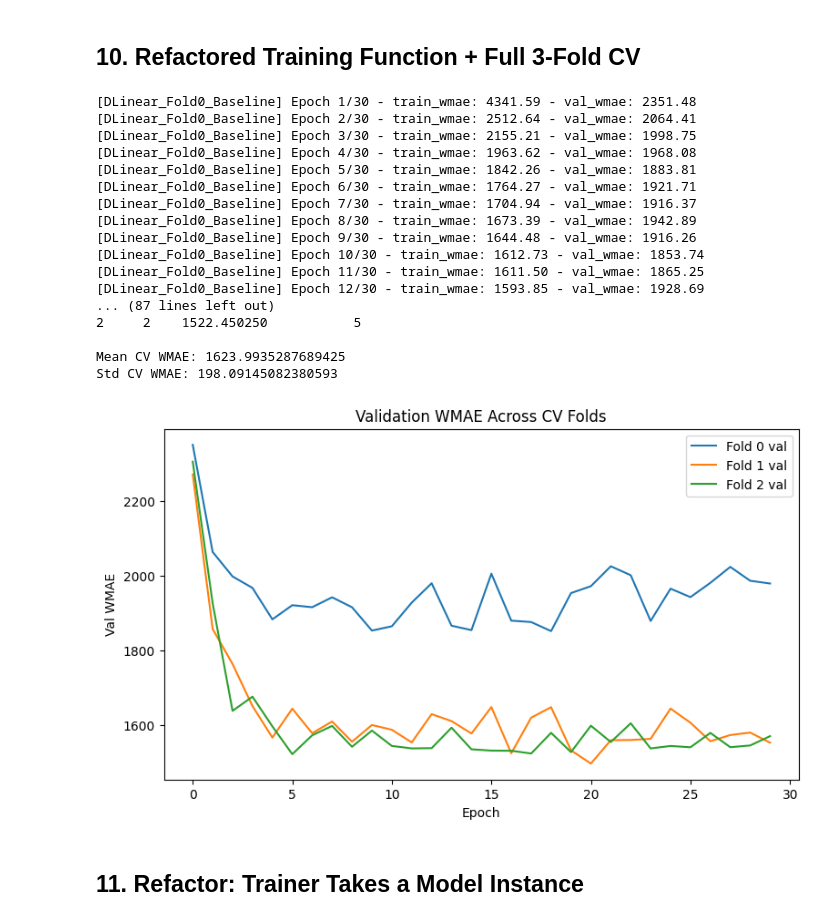
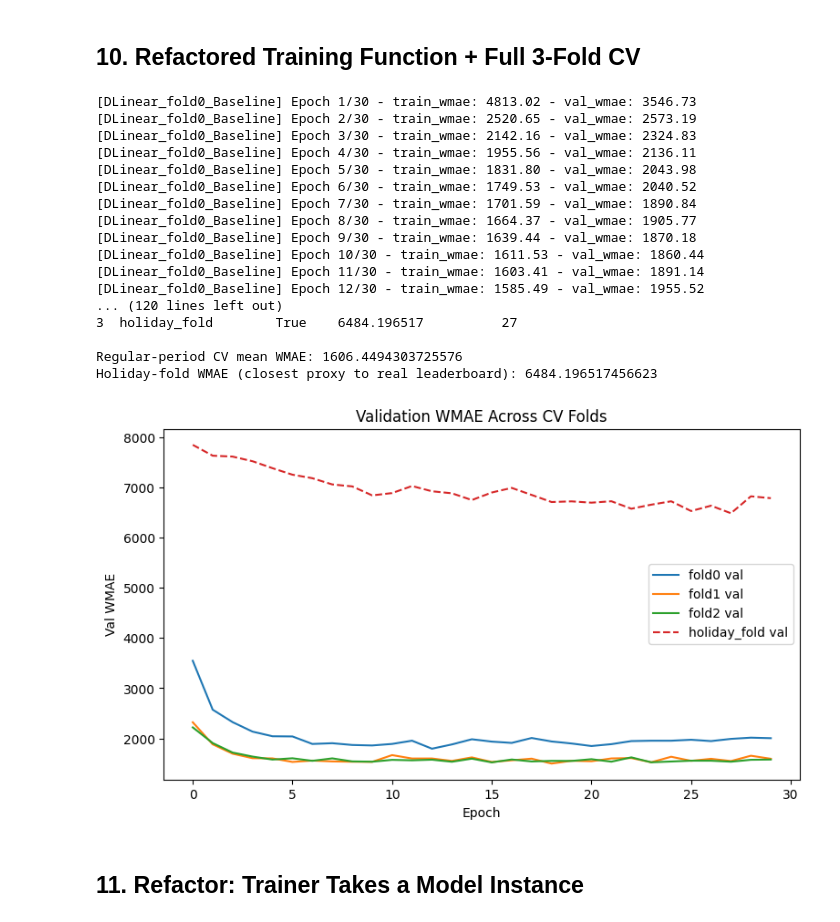
Before and after one commit to EleneJobava/walmart-sales-forecasting, a Jupyter notebook: model_experiment_DLinear.ipynb, the cells around one changed output. Cells and saved outputs as stored; diff of their text form; code cells hidden in the pictures.

Commit message:
Kaggle Notebook | model_experiment_DLinear.ipynb | Version 5

```diff
--- a/model_experiment_DLinear.ipynb
+++ b/model_experiment_DLinear.ipynb
@@ -308,7 +320,7 @@ Minimum available lookback at earliest fold's val_start (104 weeks): 104 weeks o
 # %% [markdown]
 ## 6. Windowing Dataset
 # %%
-KNOWN_COVARIATE_COLS = calendar_cols
+KNOWN_COVARIATE_COLS = calendar_cols + macro_cols   # was: calendar_cols only
 
 class WalmartWindowDataset(Dataset):
     def __init__(self, panel, active_pairs, cutoff_week, lookback, horizon, covariate_cols):
@@ -370,11 +382,13 @@ class WalmartWindowDataset(Dataset):
             'future_weight': torch.from_numpy(s['future_weight']),
         }
 
-fold0_val_start, fold0_val_end = fold_cutoffs[0]
+fold0_val_start = fold_cutoffs[0]["val_start"]
+fold0_val_end   = fold_cutoffs[0]["val_end"]
 train_ds_fold0 = WalmartWindowDataset(full_panel, active_pairs, fold0_val_start, LOOKBACK, CV_FOLD_HORIZON, KNOWN_COVARIATE_COLS)
 val_ds_fold0   = WalmartWindowDataset(full_panel, active_pairs, fold0_val_start, LOOKBACK, CV_FOLD_HORIZON, KNOWN_COVARIATE_COLS)
 
 print("Fold 0 dataset size:", len(train_ds_fold0))
+print("n_covariates now:", len(KNOWN_COVARIATE_COLS))
 
 sample = train_ds_fold0[0]
 for k, v in sample.items():
@@ -522,7 +537,8 @@ def wmae_loss(pred, target, mask, weight):
     return numerator / denominator
 
 
-fold0_val_start, fold0_val_end = fold_cutoffs[0]
+fold0_val_start = fold_cutoffs[0]["val_start"]
+fold0_val_end   = fold_cutoffs[0]["val_end"]
 train_ds_fold0 = WalmartMultiWindowDataset(
     full_panel, active_pairs, max_cutoff=fold0_val_start, lookback=LOOKBACK,
     horizon=CV_FOLD_HORIZON, covariate_cols=KNOWN_COVARIATE_COLS, stride=4
@@ -753,58 +769,69 @@ def train_dlinear(train_ds, val_ds, lookback, horizon, n_covariates,
 
 
 fold_results = []
 
-for fold_i, (val_start, val_end) in enumerate(fold_cutoffs):
+for f in fold_cutoffs:
+    val_start = f["val_start"]
     train_ds = WalmartMultiWindowDataset(
         full_panel, active_pairs, max_cutoff=val_start, lookback=LOOKBACK,
         horizon=CV_FOLD_HORIZON, covariate_cols=KNOWN_COVARIATE_COLS, stride=4
     )
     val_ds = WalmartWindowDataset(
         full_panel, active_pairs, cutoff_week=val_start, lookback=LOOKBACK,
         horizon=CV_FOLD_HORIZON, covariate_cols=KNOWN_COVARIATE_COLS
     )
 
     result = train_dlinear(
         train_ds, val_ds, lookback=LOOKBACK, horizon=CV_FOLD_HORIZON,
         n_covariates=len(KNOWN_COVARIATE_COLS),
-        run_name=f"DLinear_Fold{fold_i}_Baseline",
-        tags={"model_type": "DLinear", "fold": str(fold_i), "run_type": "baseline"},
+        run_name=f"DLinear_{f['name']}_Baseline",
+        tags={"model_type": "DLinear", "fold": f["name"], "run_type": "baseline",
+              "is_holiday": str(f["is_holiday"])},
     )
-    result["fold"] = fold_i
+    result["fold"] = f["name"]
+    result["is_holiday"] = f["is_holiday"]
     fold_results.append(result)
 
-cv_summary = pd.DataFrame([{"fold": r["fold"], "best_val_wmae": r["best_val_wmae"], "best_epoch": r["best_val_epoch"]} for r in fold_results])
+cv_summary = pd.DataFrame([
+    {"fold": r["fold"], "is_holiday": r["is_holiday"],
+     "best_val_wmae": r["best_val_wmae"], "best_epoch": r["best_val_epoch"]}
+    for r in fold_results
+])
 print(cv_summary)
-print("\nMean CV WMAE:", cv_summary["best_val_wmae"].mean())
-print("Std CV WMAE:", cv_summary["best_val_wmae"].std())
+
+regular_folds = cv_summary[~cv_summary["is_holiday"]]
+holiday_folds = cv_summary[cv_summary["is_holiday"]]
+print("\nRegular-period CV mean WMAE:", regular_folds["best_val_wmae"].mean())
+print("Holiday-fold WMAE (closest proxy to real leaderboard):", holiday_folds["best_val_wmae"].mean())
 
 fig, ax = plt.subplots(figsize=(9, 5))
 for r in fold_results:
-    ax.plot(r["val_losses"], label=f"Fold {r['fold']} val")
+    style = '--' if r["is_holiday"] else '-'
+    ax.plot(r["val_losses"], style, label=f"{r['fold']} val")
 ax.set_xlabel("Epoch")
 ax.set_ylabel("Val WMAE")
 ax.set_title("Validation WMAE Across CV Folds")
 ax.legend()
 plt.show()
 # %% [output]
-[DLinear_Fold0_Baseline] Epoch 1/30 - train_wmae: 4341.59 - val_wmae: 2351.48
-[DLinear_Fold0_Baseline] Epoch 2/30 - train_wmae: 2512.64 - val_wmae: 2064.41
-[DLinear_Fold0_Baseline] Epoch 3/30 - train_wmae: 2155.21 - val_wmae: 1998.75
-[DLinear_Fold0_Baseline] Epoch 4/30 - train_wmae: 1963.62 - val_wmae: 1968.08
-[DLinear_Fold0_Baseline] Epoch 5/30 - train_wmae: 1842.26 - val_wmae: 1883.81
-[DLinear_Fold0_Baseline] Epoch 6/30 - train_wmae: 1764.27 - val_wmae: 1921.71
-[DLinear_Fold0_Baseline] Epoch 7/30 - train_wmae: 1704.94 - val_wmae: 1916.37
-[DLinear_Fold0_Baseline] Epoch 8/30 - train_wmae: 1673.39 - val_wmae: 1942.89
-[DLinear_Fold0_Baseline] Epoch 9/30 - train_wmae: 1644.48 - val_wmae: 1916.26
-[DLinear_Fold0_Baseline] Epoch 10/30 - train_wmae: 1612.73 - val_wmae: 1853.74
-[DLinear_Fold0_Baseline] Epoch 11/30 - train_wmae: 1611.50 - val_wmae: 1865.25
-[DLinear_Fold0_Baseline] Epoch 12/30 - train_wmae: 1593.85 - val_wmae: 1928.69
-... (87 lines left out)
-2     2    1522.450250           5
+[DLinear_fold0_Baseline] Epoch 1/30 - train_wmae: 4813.02 - val_wmae: 3546.73
+[DLinear_fold0_Baseline] Epoch 2/30 - train_wmae: 2520.65 - val_wmae: 2573.19
+[DLinear_fold0_Baseline] Epoch 3/30 - train_wmae: 2142.16 - val_wmae: 2324.83
+[DLinear_fold0_Baseline] Epoch 4/30 - train_wmae: 1955.56 - val_wmae: 2136.11
+[DLinear_fold0_Baseline] Epoch 5/30 - train_wmae: 1831.80 - val_wmae: 2043.98
+[DLinear_fold0_Baseline] Epoch 6/30 - train_wmae: 1749.53 - val_wmae: 2040.52
+[DLinear_fold0_Baseline] Epoch 7/30 - train_wmae: 1701.59 - val_wmae: 1890.84
+[DLinear_fold0_Baseline] Epoch 8/30 - train_wmae: 1664.37 - val_wmae: 1905.77
+[DLinear_fold0_Baseline] Epoch 9/30 - train_wmae: 1639.44 - val_wmae: 1870.18
+[DLinear_fold0_Baseline] Epoch 10/30 - train_wmae: 1611.53 - val_wmae: 1860.44
+[DLinear_fold0_Baseline] Epoch 11/30 - train_wmae: 1603.41 - val_wmae: 1891.14
+[DLinear_fold0_Baseline] Epoch 12/30 - train_wmae: 1585.49 - val_wmae: 1955.52
+... (120 lines left out)
+3  holiday_fold        True    6484.196517          27
 
-Mean CV WMAE: 1623.9935287689425
-Std CV WMAE: 198.09145082380593
+Regular-period CV mean WMAE: 1606.4494303725576
+Holiday-fold WMAE (closest proxy to real leaderboard): 6484.196517456623
-[figure, old version]
+[figure, new version]
 # %% [markdown]
 ## 11. Refactor: Trainer Takes a Model Instance
 # %%
```
Also changed, not shown: parts of 21 cells of this notebook.
